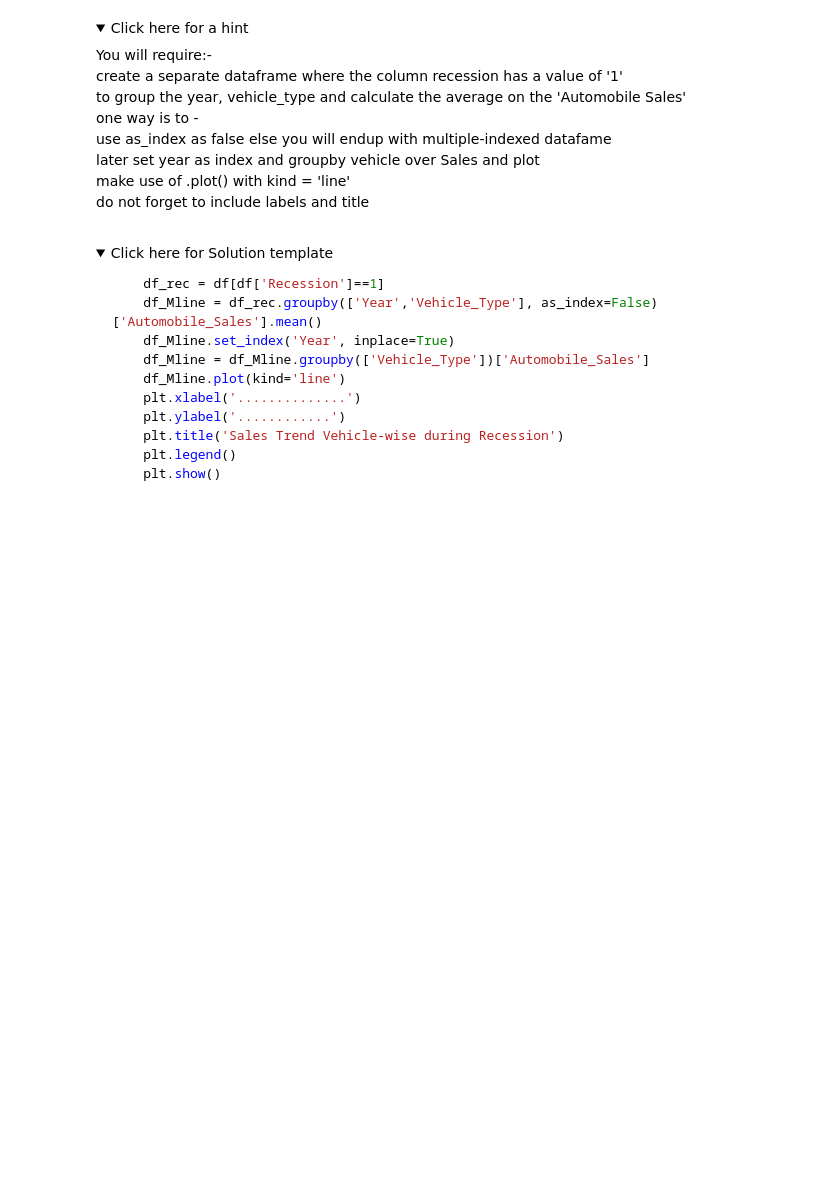
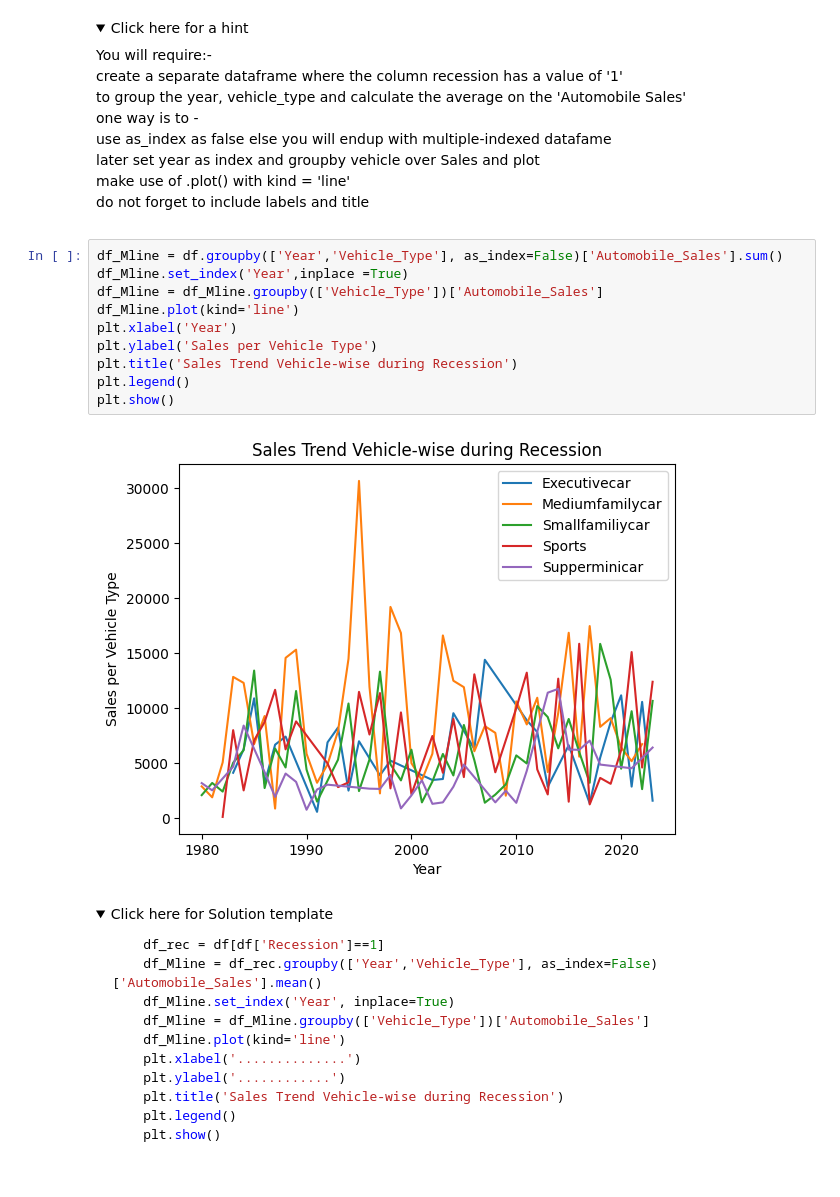
Before and after one commit to SubhashBandaraEkanayake/Data-visualization-with-python, a Jupyter notebook: DV0101EN-Final-Assignment-Part1-v2.ipynb, the cells around one changed output. Drawn from its saved outputs; the diff is of its cells as text; folded sections open; blank space fills up the shorter version.

```diff
--- a/DV0101EN-Final-Assignment-Part1-v2.ipynb
+++ b/DV0101EN-Final-Assignment-Part1-v2.ipynb
@@ -277,6 +325,18 @@ Save this plot as "Line_Plot_1.png"</span><br>
     <br>do not forget to include labels and title
 </p>
 </details>
+# %%
+df_Mline = df.groupby(['Year','Vehicle_Type'], as_index=False)['Automobile_Sales'].sum()
+df_Mline.set_index('Year',inplace =True)
+df_Mline = df_Mline.groupby(['Vehicle_Type'])['Automobile_Sales']
+df_Mline.plot(kind='line')
+plt.xlabel('Year')
+plt.ylabel('Sales per Vehicle Type')
+plt.title('Sales Trend Vehicle-wise during Recession')
+plt.legend()
+plt.show()
+# %% [output]
+[figure, added]
 # %% [markdown]
 <details>
     <summary>Click here for Solution template</summary>
```
Also changed, not shown: parts of 11 cells of this notebook.
